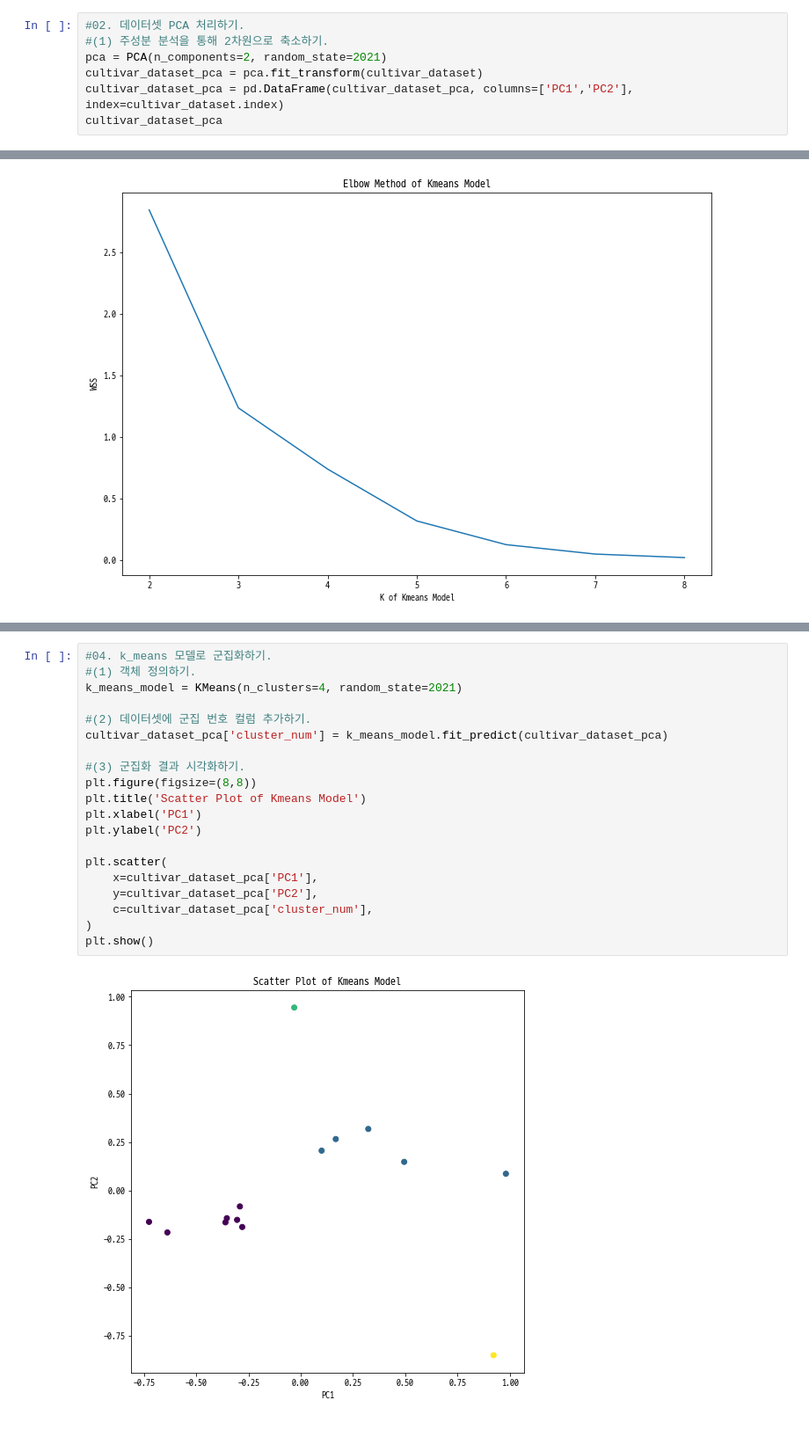
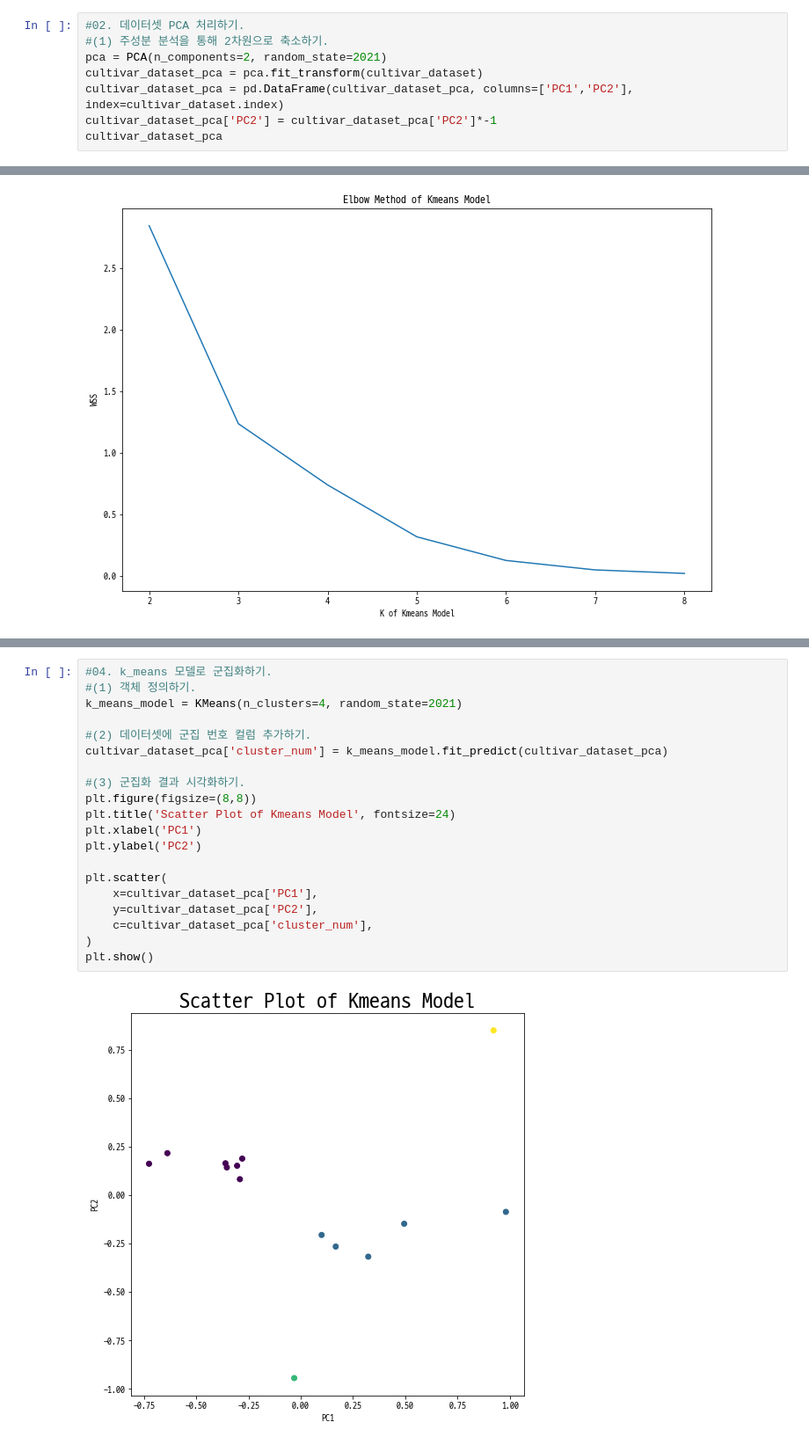
Before and after one commit to csh01470/TIL_Python, a Jupyter notebook: Script/20210825_03.ipynb, the cells around one changed output, grey strips where cells are left out. Shown at 88% size. Cells and saved outputs as stored; diff of their text form.

```diff
--- a/Script/20210825_03.ipynb
+++ b/Script/20210825_03.ipynb
@@ -60,6 +61,7 @@ cultivar_dataset
 pca = PCA(n_components=2, random_state=2021)
 cultivar_dataset_pca = pca.fit_transform(cultivar_dataset)
 cultivar_dataset_pca = pd.DataFrame(cultivar_dataset_pca, columns=['PC1','PC2'], index=cultivar_dataset.index)
+cultivar_dataset_pca['PC2'] = cultivar_dataset_pca['PC2']*-1
 cultivar_dataset_pca
 # %% [output]
 |  | PC1 | PC2 |
@@ -140,22 +146,22 @@ plt.show()
 # %%
 #04. k_means 모델로 군집화하기.
 #(1) 객체 정의하기.
 k_means_model = KMeans(n_clusters=4, random_state=2021)
 
 #(2) 데이터셋에 군집 번호 컬럼 추가하기.
 cultivar_dataset_pca['cluster_num'] = k_means_model.fit_predict(cultivar_dataset_pca)
 
 #(3) 군집화 결과 시각화하기.
 plt.figure(figsize=(8,8))
-plt.title('Scatter Plot of Kmeans Model')
+plt.title('Scatter Plot of Kmeans Model', fontsize=24)
 plt.xlabel('PC1')
 plt.ylabel('PC2')
 
 plt.scatter(
     x=cultivar_dataset_pca['PC1'],
     y=cultivar_dataset_pca['PC2'],
     c=cultivar_dataset_pca['cluster_num'],
 )
 plt.show()
 # %% [output]
-[figure, old version]
+[figure, new version]
```
Also changed, not shown: parts of 5 cells of this notebook, 7 other files.
